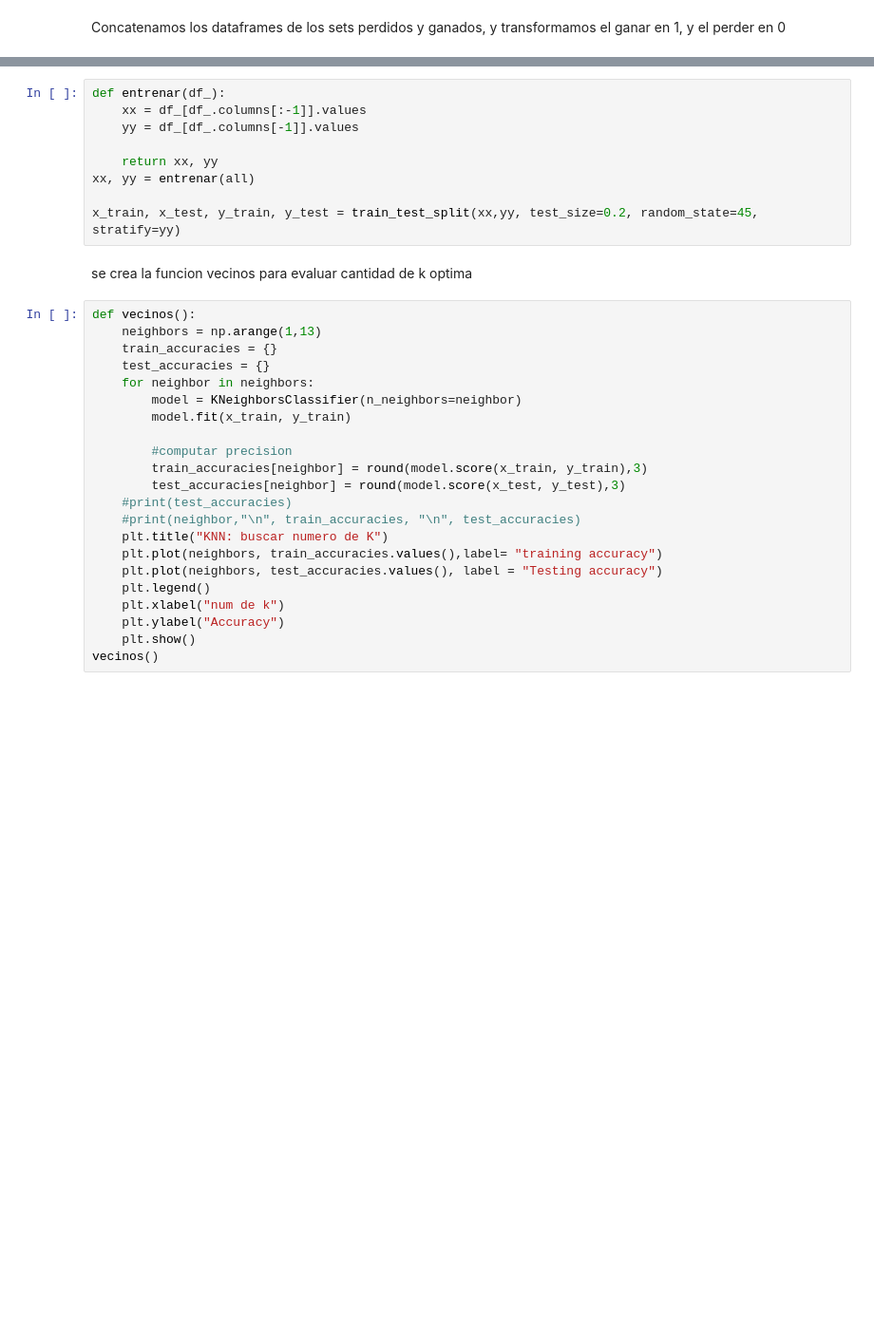
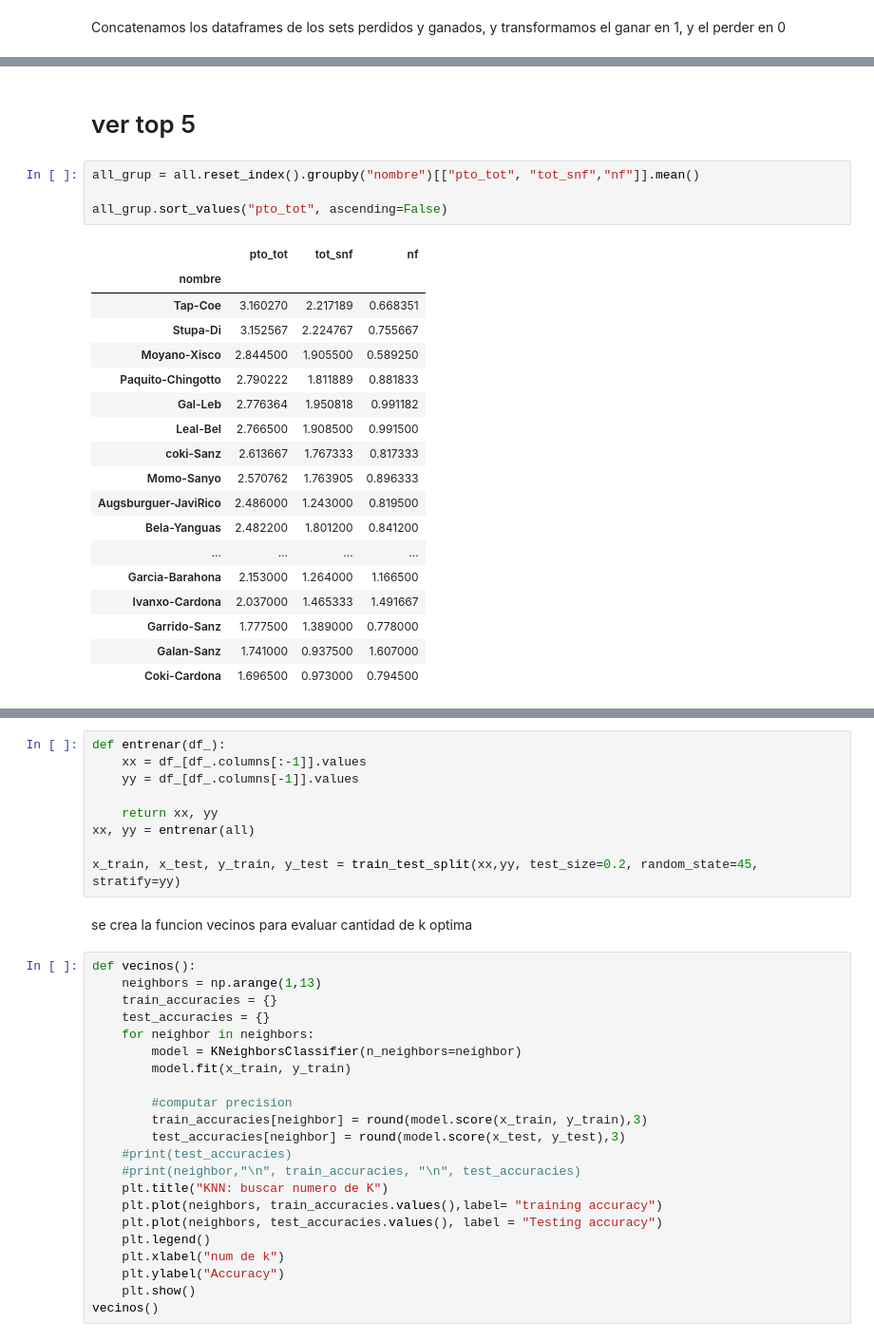
Before and after one commit to tatelas/coder_house, a Jupyter notebook: desafio_algoritmoML_MVP_Lambre_santiago.ipynb, the cells around one changed output, grey strips where cells are left out. Shown at 95% size. Drawn from its saved outputs; the diff is of its cells as text; blank space fills up the shorter version.

```diff
--- a/desafio_algoritmoML_MVP_Lambre_santiago.ipynb
+++ b/desafio_algoritmoML_MVP_Lambre_santiago.ipynb
@@ -95,0 +101,25 @@ all.head()
+# %% [markdown]
+# ver top 5
+# %%
+all_grup = all.reset_index().groupby("nombre")[["pto_tot", "tot_snf","nf"]].mean()
+
+all_grup.sort_values("pto_tot", ascending=False)
+# %% [output]
+|  | pto_tot | tot_snf | nf |
+| nombre |  |  |  |
+| Tap-Coe | 3.160270 | 2.217189 | 0.668351 |
+| Stupa-Di | 3.152567 | 2.224767 | 0.755667 |
+| Moyano-Xisco | 2.844500 | 1.905500 | 0.589250 |
+| Paquito-Chingotto | 2.790222 | 1.811889 | 0.881833 |
+| Gal-Leb | 2.776364 | 1.950818 | 0.991182 |
+| Leal-Bel | 2.766500 | 1.908500 | 0.991500 |
+| coki-Sanz | 2.613667 | 1.767333 | 0.817333 |
+| Momo-Sanyo | 2.570762 | 1.763905 | 0.896333 |
+| Augsburguer-JaviRico | 2.486000 | 1.243000 | 0.819500 |
+| Bela-Yanguas | 2.482200 | 1.801200 | 0.841200 |
+| ... | ... | ... | ... |
+| Garcia-Barahona | 2.153000 | 1.264000 | 1.166500 |
+| Ivanxo-Cardona | 2.037000 | 1.465333 | 1.491667 |
+| Garrido-Sanz | 1.777500 | 1.389000 | 0.778000 |
+| Galan-Sanz | 1.741000 | 0.937500 | 1.607000 |
+| Coki-Cardona | 1.696500 | 0.973000 | 0.794500 |
```
Also changed, not shown: parts of 25 cells of this notebook, 13 other files.
